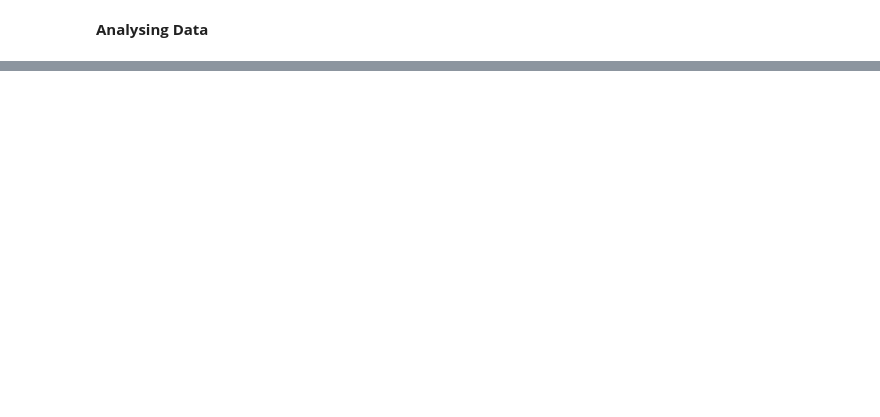
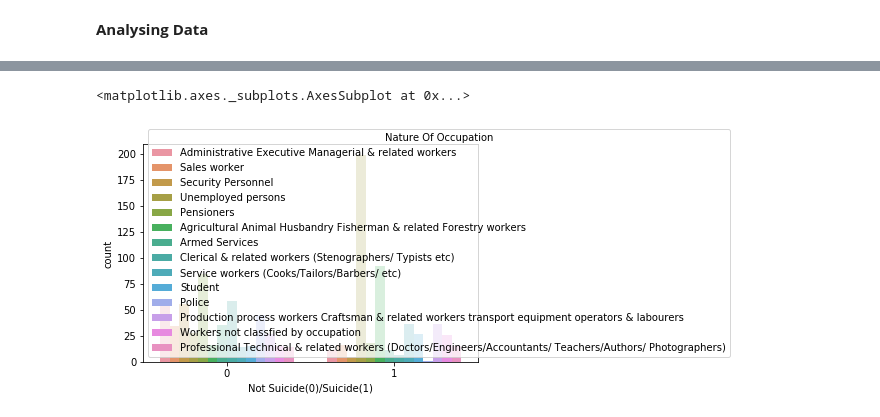
Before and after one commit to dinisurunisal/Suicide-Risk-Prediction-Project, a Jupyter notebook: LogisticRegression/Log1.ipynb, the cells around one changed output, grey strips where cells are left out. Saved outputs shown, nothing was run; the diff lists cells and outputs as text; code cells hidden in the pictures; blank space fills up the shorter version.

```diff
--- a/LogisticRegression/Log1.ipynb
+++ b/LogisticRegression/Log1.ipynb
@@ -194,0 +119,6 @@ sns.countplot(x="Not Suicide(0)/Suicide(1)",hue="Humilated",data=df1)
+# %%
+#Comparing Nature Of Occupation
+sns.countplot(x="Not Suicide(0)/Suicide(1)",hue="Nature Of Occupation",data=df)
+# %% [output]
+<matplotlib.axes._subplots.AxesSubplot at 0x...>
+[figure, added]
```
Also changed, not shown: parts of 40 cells of this notebook, 1 other file.
